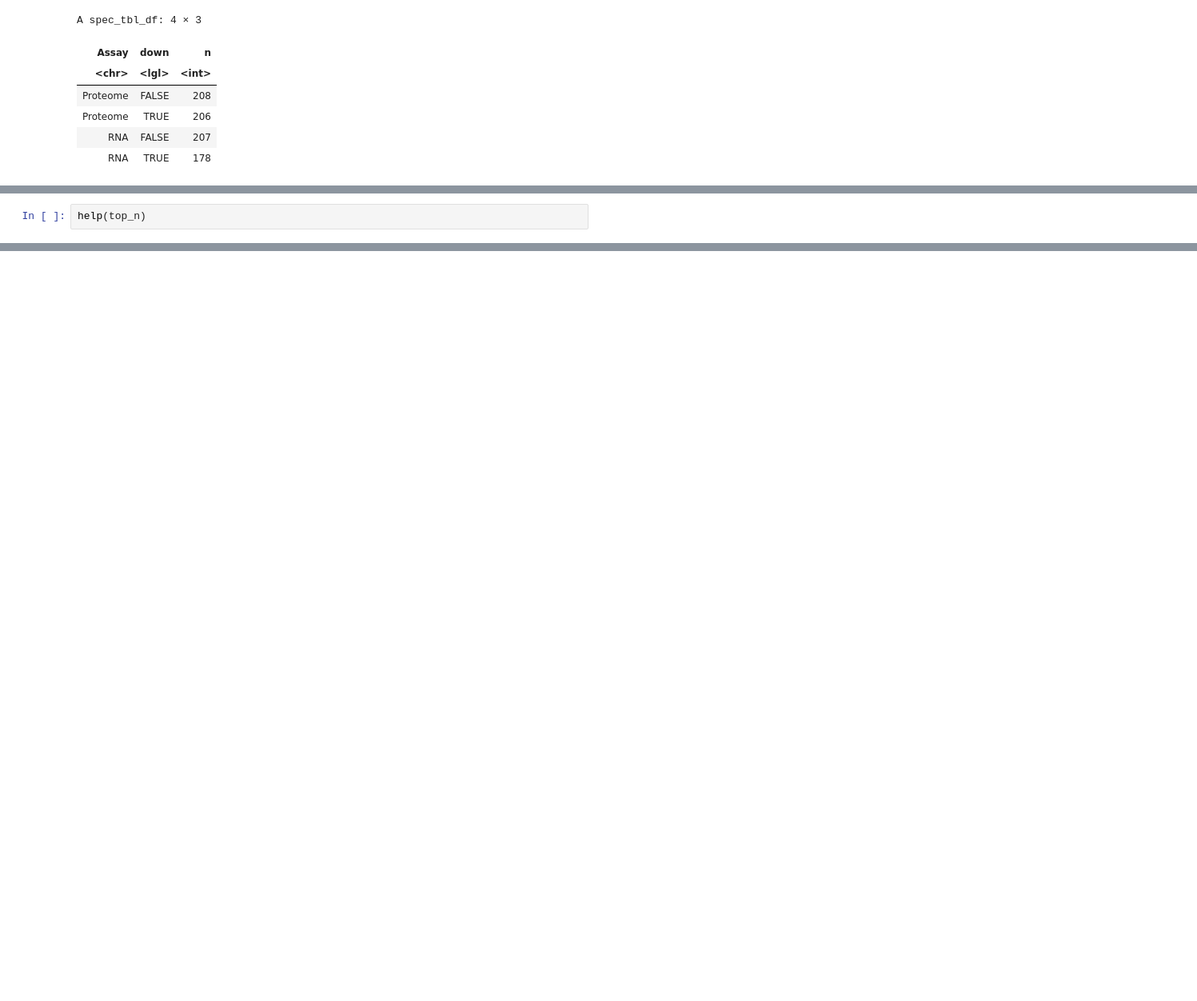
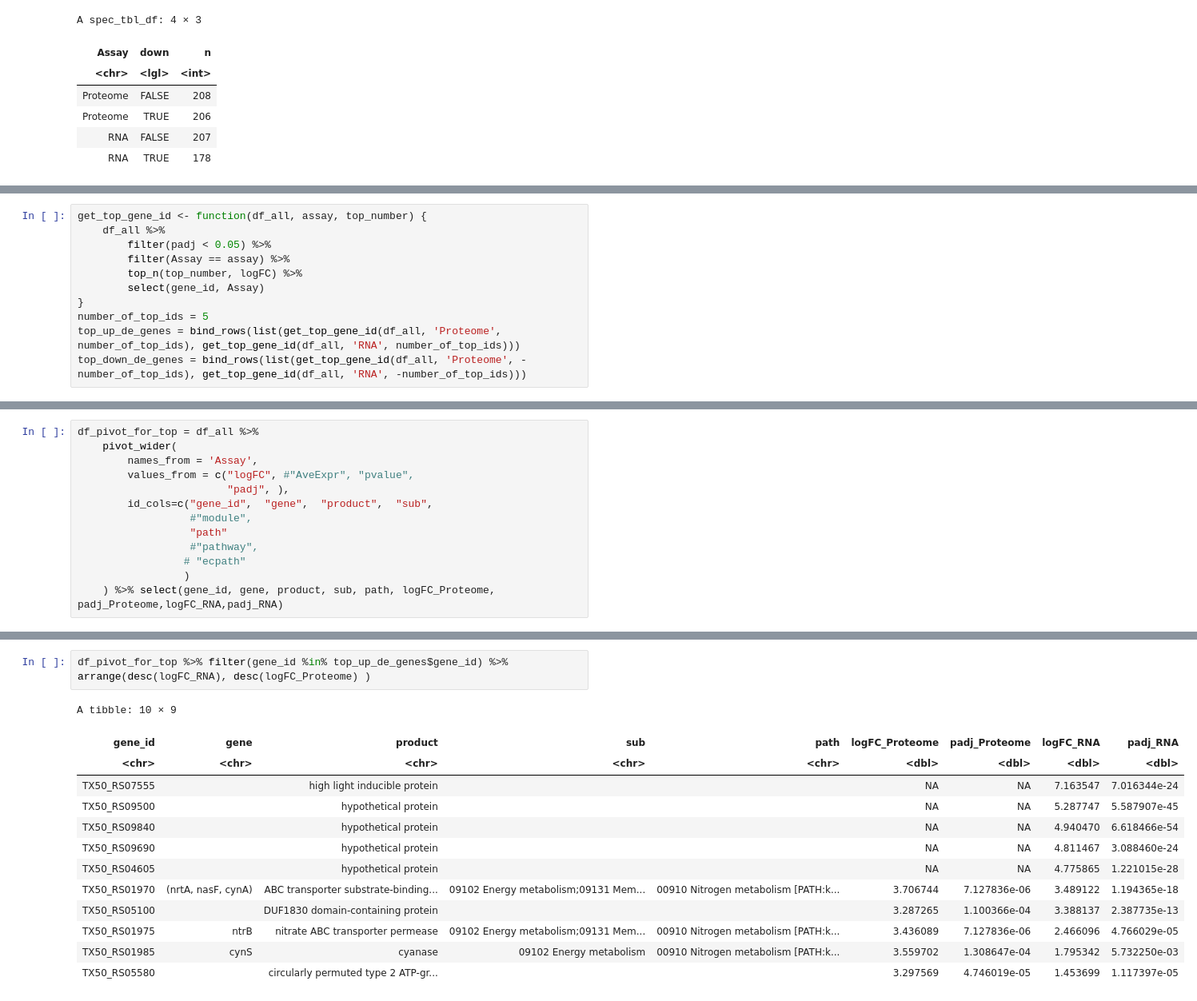
Before and after one commit to wosnat/CC1A3, a Jupyter notebook: Enrichment/CC1A3 MED4 figure long term.ipynb, the cells around one changed output, grey strips where cells are left out. Shown at 80% size. Drawn from its saved outputs; the diff is of its cells as text; blank space fills up the shorter version.

```diff
--- a/Enrichment/CC1A3 MED4 figure long term.ipynb
+++ b/Enrichment/CC1A3 MED4 figure long term.ipynb
@@ -161,0 +358,11 @@ A tibble: 50 × 5
+# %%
+get_top_gene_id <- function(df_all, assay, top_number) {
+    df_all %>%
+        filter(padj < 0.05) %>%
+        filter(Assay == assay) %>%
+        top_n(top_number, logFC) %>%
+        select(gene_id, Assay)
+}
+number_of_top_ids = 5
+top_up_de_genes = bind_rows(list(get_top_gene_id(df_all, 'Proteome', number_of_top_ids), get_top_gene_id(df_all, 'RNA', number_of_top_ids)))
+top_down_de_genes = bind_rows(list(get_top_gene_id(df_all, 'Proteome', -number_of_top_ids), get_top_gene_id(df_all, 'RNA', -number_of_top_ids)))
@@ -162,2 +377,13 @@ A tibble: 50 × 5
 # %%
-help(top_n)
+df_pivot_for_top = df_all %>%
+    pivot_wider(
+        names_from = 'Assay',
+        values_from = c("logFC", #"AveExpr", "pvalue",
+                        "padj", ),
+        id_cols=c("gene_id",  "gene",  "product",  "sub",
+                  #"module",
+                  "path"
+                  #"pathway",
+                 # "ecpath"
+                 )
+    ) %>% select(gene_id, gene, product, sub, path, logFC_Proteome, padj_Proteome,logFC_RNA,padj_RNA)
@@ -181,0 +395,16 @@ Description:
+# %%
+df_pivot_for_top %>% filter(gene_id %in% top_up_de_genes$gene_id) %>% arrange(desc(logFC_RNA), desc(logFC_Proteome) )
+# %% [output]
+A tibble: 10 × 9
+| gene_id | gene | product | sub | path | logFC_Proteome | padj_Proteome | logFC_RNA | padj_RNA |
+| <chr> | <chr> | <chr> | <chr> | <chr> | <dbl> | <dbl> | <dbl> | <dbl> |
+| TX50_RS07555 |  | high light inducible protein |  |  | NA | NA | 7.163547 | 7.016344e-24 |
+| TX50_RS09500 |  | hypothetical protein |  |  | NA | NA | 5.287747 | 5.587907e-45 |
+| TX50_RS09840 |  | hypothetical protein |  |  | NA | NA | 4.940470 | 6.618466e-54 |
+| TX50_RS09690 |  | hypothetical protein |  |  | NA | NA | 4.811467 | 3.088460e-24 |
+| TX50_RS04605 |  | hypothetical protein |  |  | NA | NA | 4.775865 | 1.221015e-28 |
+| TX50_RS01970 | (nrtA, nasF, cynA) | ABC transporter substrate-binding... | 09102 Energy metabolism;09131 Mem... | 00910 Nitrogen metabolism [PATH:k... | 3.706744 | 7.127836e-06 | 3.489122 | 1.194365e-18 |
+| TX50_RS05100 |  | DUF1830 domain-containing protein |  |  | 3.287265 | 1.100366e-04 | 3.388137 | 2.387735e-13 |
+| TX50_RS01975 | ntrB | nitrate ABC transporter permease | 09102 Energy metabolism;09131 Mem... | 00910 Nitrogen metabolism [PATH:k... | 3.436089 | 7.127836e-06 | 2.466096 | 4.766029e-05 |
+| TX50_RS01985 | cynS | cyanase | 09102 Energy metabolism | 00910 Nitrogen metabolism [PATH:k... | 3.559702 | 1.308647e-04 | 1.795342 | 5.732250e-03 |
+| TX50_RS05580 |  | circularly permuted type 2 ATP-gr... |  |  | 3.297569 | 4.746019e-05 | 1.453699 | 1.117397e-05 |
```
Also changed, not shown: parts of 38 cells of this notebook, 1 other file.
